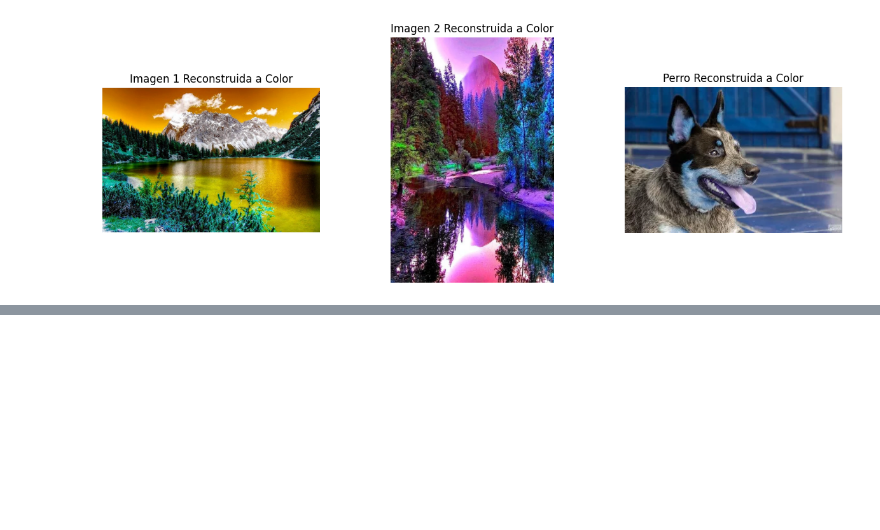
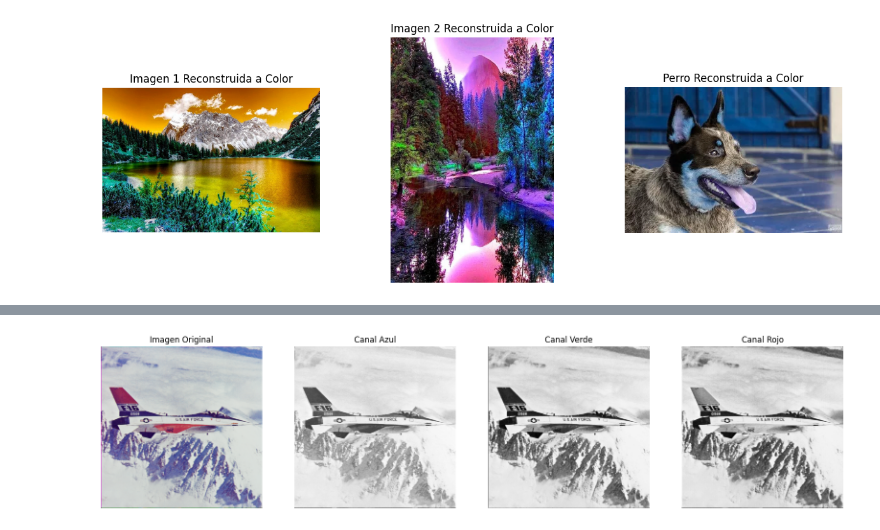
Before and after one commit to lu24is/Laboratorio-txt_mining-image_recognition, a Jupyter notebook: Laboratorio 1/Lab1_08000049.ipynb, the cells around one changed output, grey strips where cells are left out. Cells and saved outputs as stored; diff of their text form; code cells hidden in the pictures; blank space fills up the shorter version.

Commit message:
Carga final

```diff
--- a/Laboratorio 1/Lab1_08000049.ipynb
+++ b/Laboratorio 1/Lab1_08000049.ipynb
@@ -137,0 +139,44 @@ plt.show()
+# %%
+def crear_escala_grises_3d(img3, output_prefix):
+
+    imagen_color = cv2.imread(img3)
+
+    azul, verde, rojo = cv2.split(imagen_color)
+
+    cv2.imwrite(f'{output_prefix}_gray_azul.jpg', azul)
+    cv2.imwrite(f'{output_prefix}_gray_verde.jpg', verde)
+    cv2.imwrite(f'{output_prefix}_gray_rojo.jpg', rojo)
+
+    return azul, verde, rojo
+
+# Carga de la imagen de prueba
+img3 = 'f16.tiff'
+output_prefix = 'imagen_prueba'
+
+# Creación de las escalas de grises
+azul, verde, rojo = crear_escala_grises_3d(img3, output_prefix)
+
+# Mostrar imagenes nuevas
+fig, axs = plt.subplots(1, 4, figsize=(20, 5))
+
+imagen_color = cv2.imread(img3)
+imagen_color = cv2.cvtColor(imagen_color, cv2.COLOR_BGR2RGB) # Convertir de BGR a RGB para mostrar correctamente con matplotlib
+axs[0].imshow(imagen_color)
+axs[0].set_title('Imagen Original')
+axs[0].axis('off')
+
+axs[1].imshow(azul, cmap='gray')
+axs[1].set_title('Canal Azul')
+axs[1].axis('off')
+
+axs[2].imshow(verde, cmap='gray')
+axs[2].set_title('Canal Verde')
+axs[2].axis('off')
+
+axs[3].imshow(rojo, cmap='gray')
+axs[3].set_title('Canal Rojo')
+axs[3].axis('off')
+
+plt.show()
+# %% [output]
+[figure, added]
```
Also changed, not shown: parts of 10 cells of this notebook, 4 other files.
